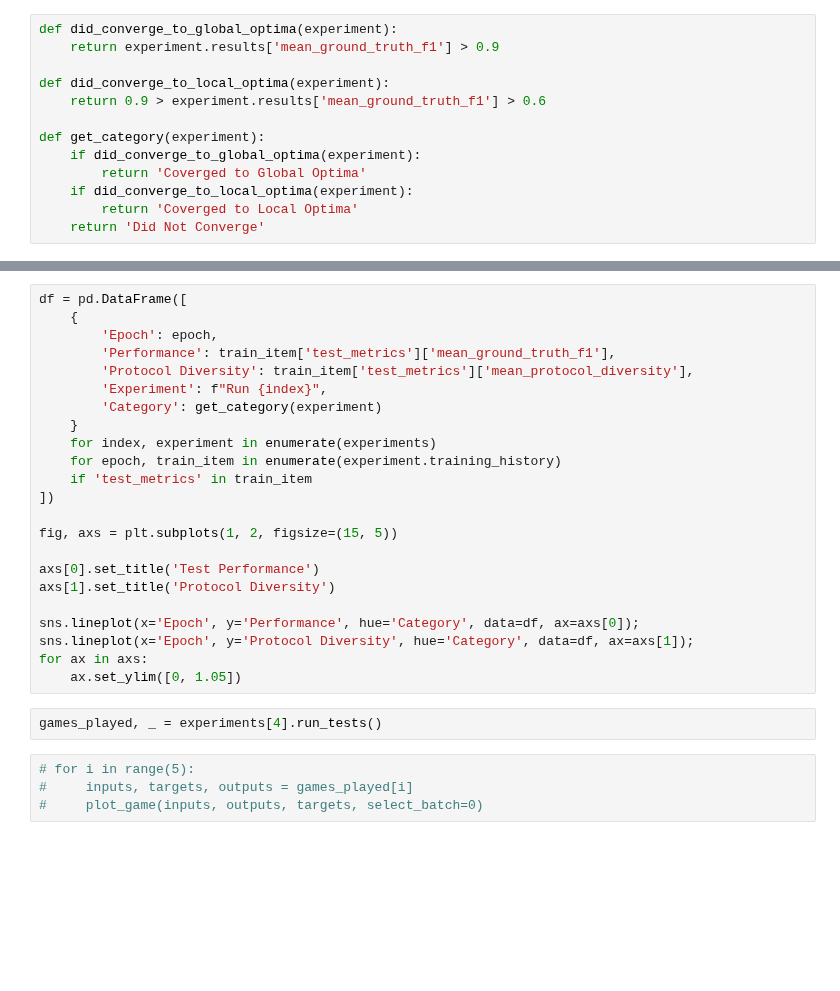
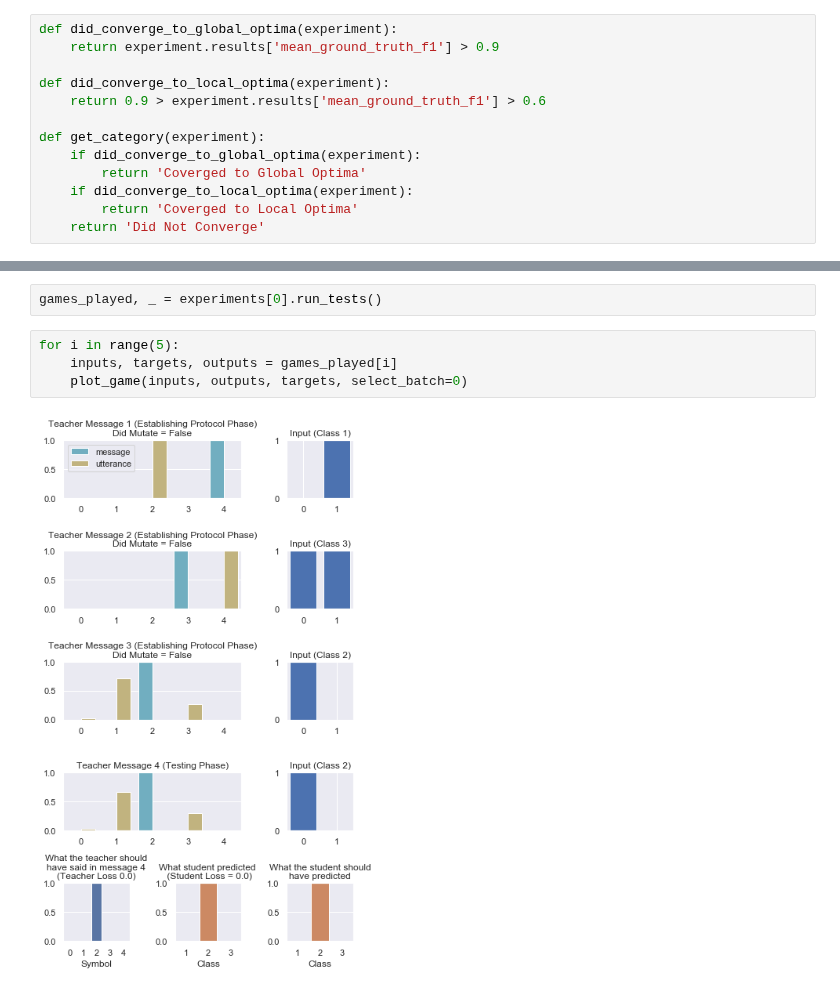
Before and after one commit to DylanCope/zero-shot-comm, a Jupyter notebook: channel-permutation-experiment.ipynb, the cells around one changed output, grey strips where cells are left out. Saved outputs shown, nothing was run; the diff lists cells and outputs as text; blank space fills up the shorter version.

```diff
--- a/channel-permutation-experiment.ipynb
+++ b/channel-permutation-experiment.ipynb
@@ -309,29 +283,8 @@ sns.lineplot(x='Epoch', y='Loss', hue='Category', data=df);
-# %%
-df = pd.DataFrame([
-    {
-        'Epoch': epoch,
-        'Performance': train_item['test_metrics']['mean_ground_truth_f1'],
-        'Protocol Diversity': train_item['test_metrics']['mean_protocol_diversity'],
-        'Experiment': f"Run {index}",
-        'Category': get_category(experiment)
-    }
-    for index, experiment in enumerate(experiments)
-    for epoch, train_item in enumerate(experiment.training_history)
-    if 'test_metrics' in train_item
-])
-
-fig, axs = plt.subplots(1, 2, figsize=(15, 5))
-
-axs[0].set_title('Test Performance')
-axs[1].set_title('Protocol Diversity')
-
-sns.lineplot(x='Epoch', y='Performance', hue='Category', data=df, ax=axs[0]);
-sns.lineplot(x='Epoch', y='Protocol Diversity', hue='Category', data=df, ax=axs[1]);
-for ax in axs:
-    ax.set_ylim([0, 1.05])
 # %%
-games_played, _ = experiments[4].run_tests()
+games_played, _ = experiments[0].run_tests()
 # %%
-# for i in range(5):
-#     inputs, targets, outputs = games_played[i]
-#     plot_game(inputs, outputs, targets, select_batch=0)
+for i in range(5):
+    inputs, targets, outputs = games_played[i]
+    plot_game(inputs, outputs, targets, select_batch=0)
+# %% [output]
+[figure, added]
```
Also changed, not shown: parts of 17 cells of this notebook, 38 other files.
